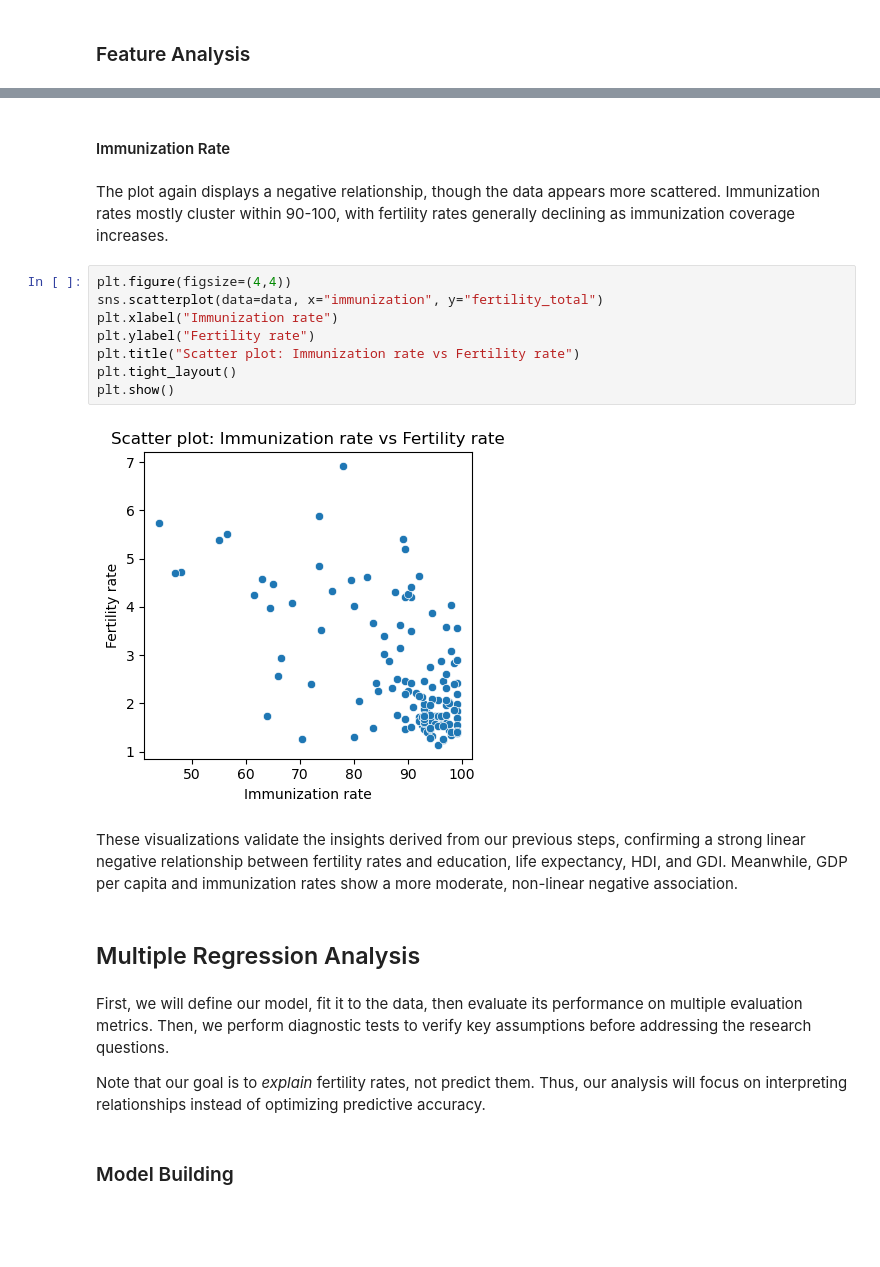
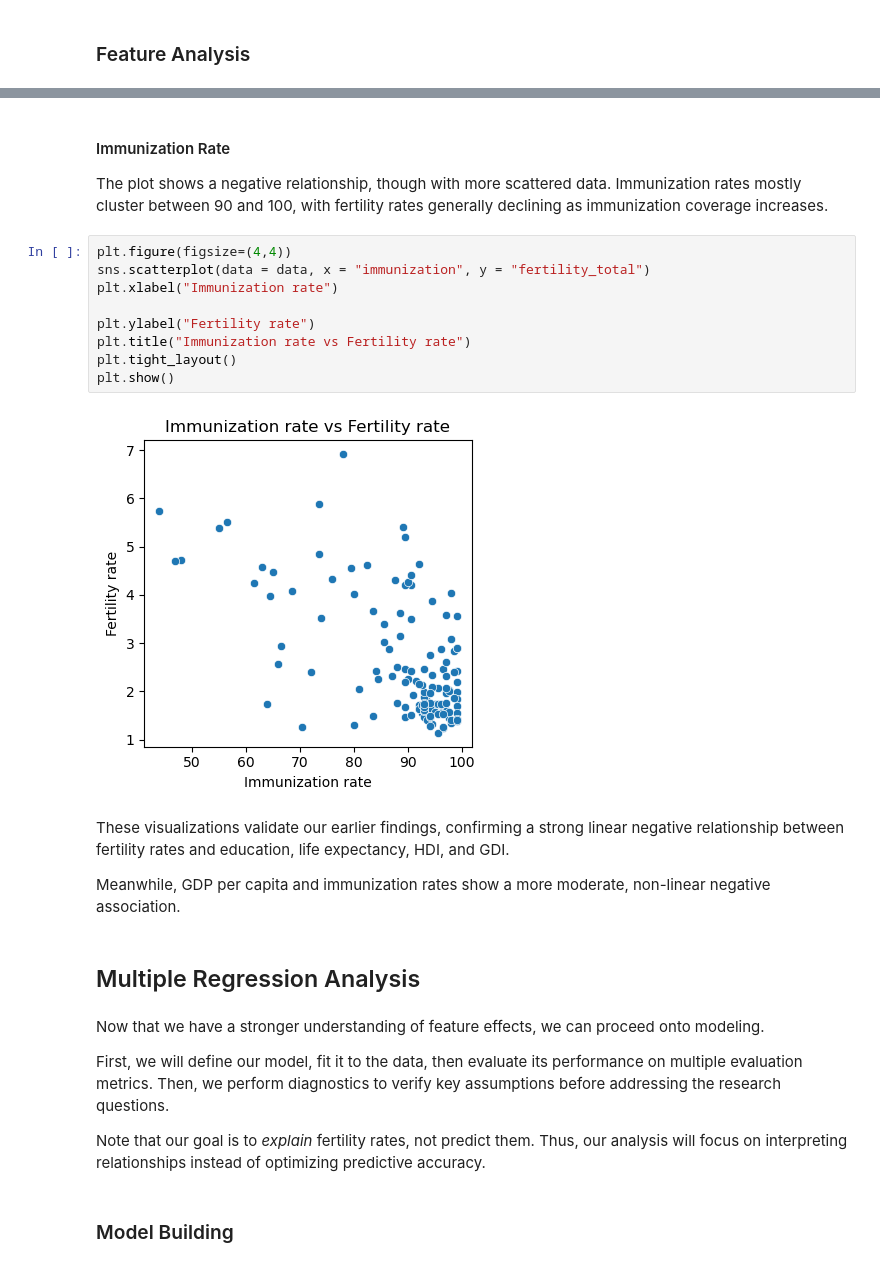
Before and after one commit to aliason/fertility-rates, a Jupyter notebook: final-project/project-final.ipynb, the cells around one changed output, grey strips where cells are left out. Drawn from its saved outputs; the diff is of its cells as text; blank space fills up the shorter version.

```diff
--- a/final-project/project-final.ipynb
+++ b/final-project/project-final.ipynb
@@ -362,24 +338,28 @@ plt.show()
-# %% [markdown]
-#### Immunization Rate
 # %% [markdown]
-The plot again displays a negative relationship, though the data appears more scattered. Immunization rates mostly cluster within 90-100, with fertility rates generally declining as immunization coverage increases.
+#### Immunization Rate
+
+The plot shows a negative relationship, though with more scattered data. Immunization rates mostly cluster between 90 and 100, with fertility rates generally declining as immunization coverage increases.
 # %%
 plt.figure(figsize=(4,4))
-sns.scatterplot(data=data, x="immunization", y="fertility_total")
+sns.scatterplot(data = data, x = "immunization", y = "fertility_total")
 plt.xlabel("Immunization rate")
+
 plt.ylabel("Fertility rate")
-plt.title("Scatter plot: Immunization rate vs Fertility rate")
+plt.title("Immunization rate vs Fertility rate")
 plt.tight_layout()
 plt.show()
 # %% [output]
-[figure, old version]
+[figure, new version]
 # %% [markdown]
+These visualizations validate our earlier findings, confirming a strong linear negative relationship between fertility rates and education, life expectancy, HDI, and GDI.
 
-These visualizations validate the insights derived from our previous steps, confirming a strong linear negative relationship between fertility rates and education, life expectancy, HDI, and GDI. Meanwhile, GDP per capita and immunization rates show a more moderate, non-linear negative association.
+Meanwhile, GDP per capita and immunization rates show a more moderate, non-linear negative association.
 # %% [markdown]
 ## Multiple Regression Analysis
 # %% [markdown]
-First, we will define our model, fit it to the data, then evaluate its performance on multiple evaluation metrics. Then, we perform diagnostic tests to verify key assumptions before addressing the research questions.
+Now that we have a stronger understanding of feature effects, we can proceed onto modeling.
+
+First, we will define our model, fit it to the data, then evaluate its performance on multiple evaluation metrics. Then, we perform diagnostics to verify key assumptions before addressing the research questions.
 
 Note that our goal is to *explain* fertility rates, not predict them. Thus, our analysis will focus on interpreting relationships instead of optimizing predictive accuracy.
 # %% [markdown]
```
Also changed, not shown: parts of 62 cells of this notebook.
